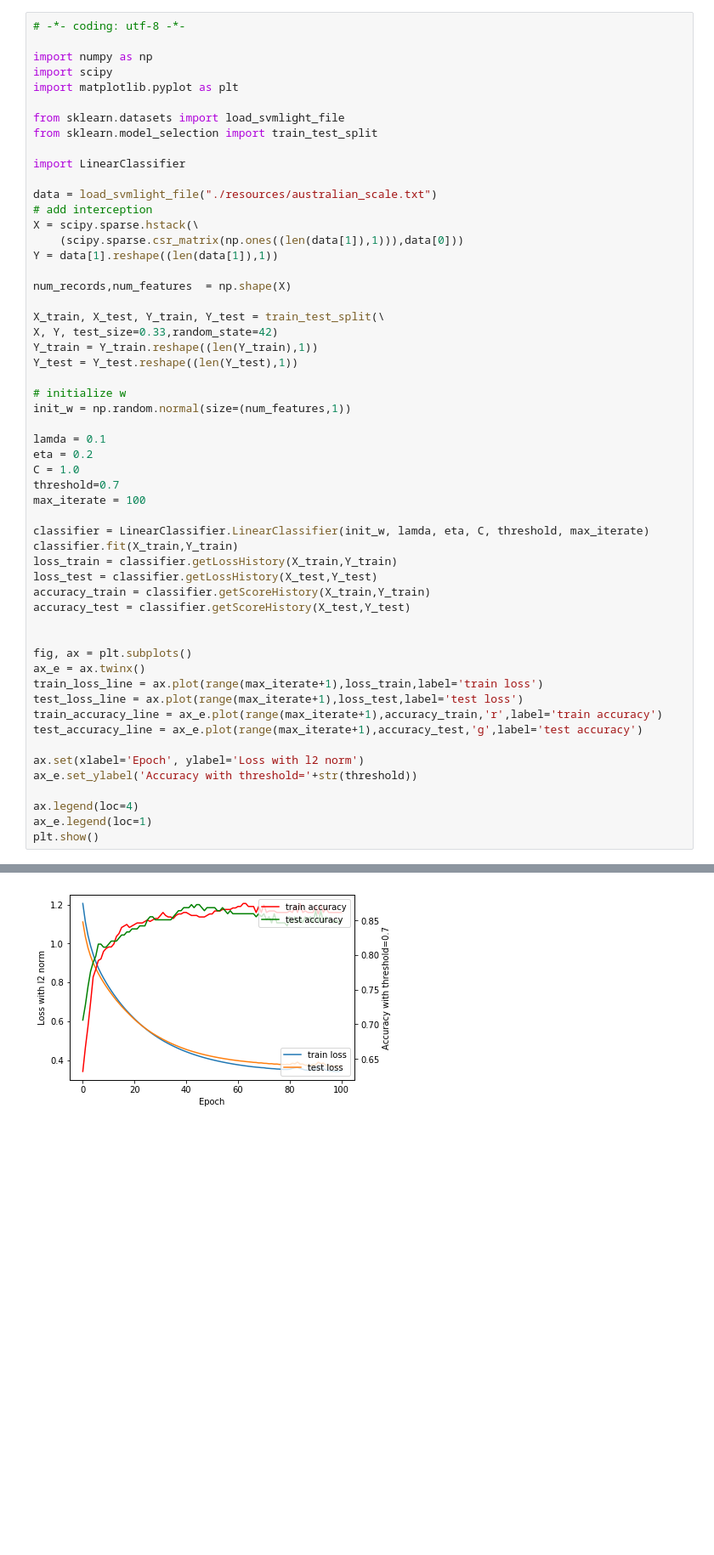
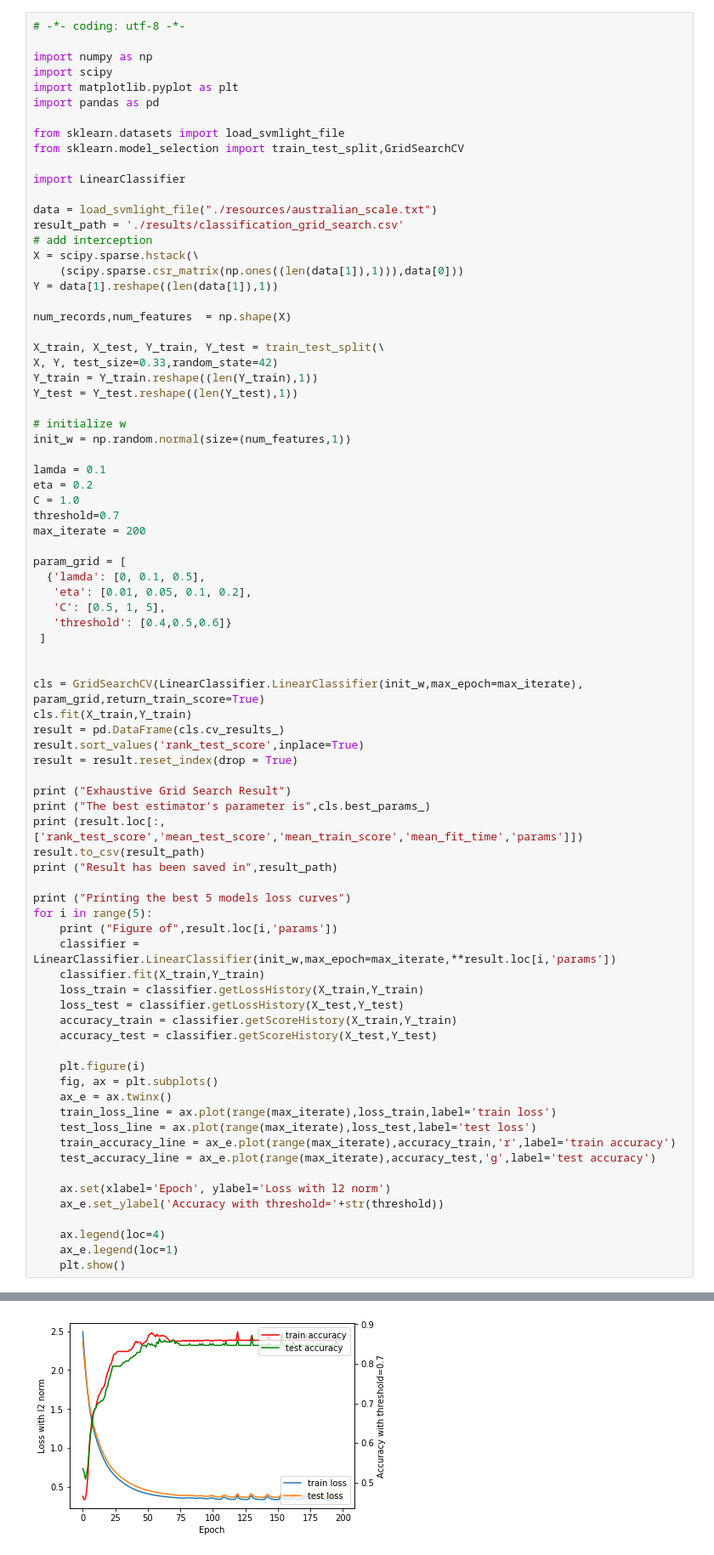
Before and after one commit to wty9391/ML2017-lab-01, a Jupyter notebook: ClassificationExperiment.ipynb, the cells around one changed output, grey strips where cells are left out. Shown at 85% size. Cells and saved outputs as stored; diff of their text form; blank space fills up the shorter version.

Commit message:
add grid search

```diff
--- a/ClassificationExperiment.ipynb
+++ b/ClassificationExperiment.ipynb
@@ -4,13 +4,15 @@
 import numpy as np
 import scipy
 import matplotlib.pyplot as plt
+import pandas as pd
 
 from sklearn.datasets import load_svmlight_file
-from sklearn.model_selection import train_test_split
+from sklearn.model_selection import train_test_split,GridSearchCV
 
 import LinearClassifier
 
 data = load_svmlight_file("./resources/australian_scale.txt")
+result_path = './results/classification_grid_search.csv'
 # add interception
 X = scipy.sparse.hstack(\
     (scipy.sparse.csr_matrix(np.ones((len(data[1]),1))),data[0]))
@@ -30,27 +32,50 @@ lamda = 0.1
 eta = 0.2
 C = 1.0
 threshold=0.7
-max_iterate = 100
+max_iterate = 200
 
-classifier = LinearClassifier.LinearClassifier(init_w, lamda, eta, C, threshold, max_iterate)
-classifier.fit(X_train,Y_train)
-loss_train = classifier.getLossHistory(X_train,Y_train)
-loss_test = classifier.getLossHistory(X_test,Y_test)
-accuracy_train = classifier.getScoreHistory(X_train,Y_train)
-accuracy_test = classifier.getScoreHistory(X_test,Y_test)
+param_grid = [
+  {'lamda': [0, 0.1, 0.5],
+   'eta': [0.01, 0.05, 0.1, 0.2],
+   'C': [0.5, 1, 5],
+   'threshold': [0.4,0.5,0.6]}
+ ]
 
 
-fig, ax = plt.subplots()
-ax_e = ax.twinx()
-train_loss_line = ax.plot(range(max_iterate+1),loss_train,label='train loss')
-test_loss_line = ax.plot(range(max_iterate+1),loss_test,label='test loss')
-train_accuracy_line = ax_e.plot(range(max_iterate+1),accuracy_train,'r',label='train accuracy')
-test_accuracy_line = ax_e.plot(range(max_iterate+1),accuracy_test,'g',label='test accuracy')
+cls = GridSearchCV(LinearClassifier.LinearClassifier(init_w,max_epoch=max_iterate), param_grid,return_train_score=True)
+cls.fit(X_train,Y_train)
+result = pd.DataFrame(cls.cv_results_)
+result.sort_values('rank_test_score',inplace=True)
+result = result.reset_index(drop = True)
 
-ax.set(xlabel='Epoch', ylabel='Loss with l2 norm')
-ax_e.set_ylabel('Accuracy with threshold='+str(threshold))
+print ("Exhaustive Grid Search Result")
+print ("The best estimator's parameter is",cls.best_params_)
+print (result.loc[:,['rank_test_score','mean_test_score','mean_train_score','mean_fit_time','params']])
+result.to_csv(result_path)
+print ("Result has been saved in",result_path)
 
-ax.legend(loc=4)
-ax_e.legend(loc=1)
-plt.show()
+print ("Printing the best 5 models loss curves")
+for i in range(5):
+    print ("Figure of",result.loc[i,'params'])
+    classifier = LinearClassifier.LinearClassifier(init_w,max_epoch=max_iterate,**result.loc[i,'params'])
+    classifier.fit(X_train,Y_train)
+    loss_train = classifier.getLossHistory(X_train,Y_train)
+    loss_test = classifier.getLossHistory(X_test,Y_test)
+    accuracy_train = classifier.getScoreHistory(X_train,Y_train)
+    accuracy_test = classifier.getScoreHistory(X_test,Y_test)
+
+    plt.figure(i)
+    fig, ax = plt.subplots()
+    ax_e = ax.twinx()
+    train_loss_line = ax.plot(range(max_iterate),loss_train,label='train loss')
+    test_loss_line = ax.plot(range(max_iterate),loss_test,label='test loss')
+    train_accuracy_line = ax_e.plot(range(max_iterate),accuracy_train,'r',label='train accuracy')
+    test_accuracy_line = ax_e.plot(range(max_iterate),accuracy_test,'g',label='test accuracy')
+
+    ax.set(xlabel='Epoch', ylabel='Loss with l2 norm')
+    ax_e.set_ylabel('Accuracy with threshold='+str(threshold))
+
+    ax.legend(loc=4)
+    ax_e.legend(loc=1)
+    plt.show()
 # %% [output]
@@ -57 +100 @@ plt.show()
-[figure, old version]
+[figure, new version]
```
Also changed, not shown: parts of 1 cell of this notebook, 7 other files.
